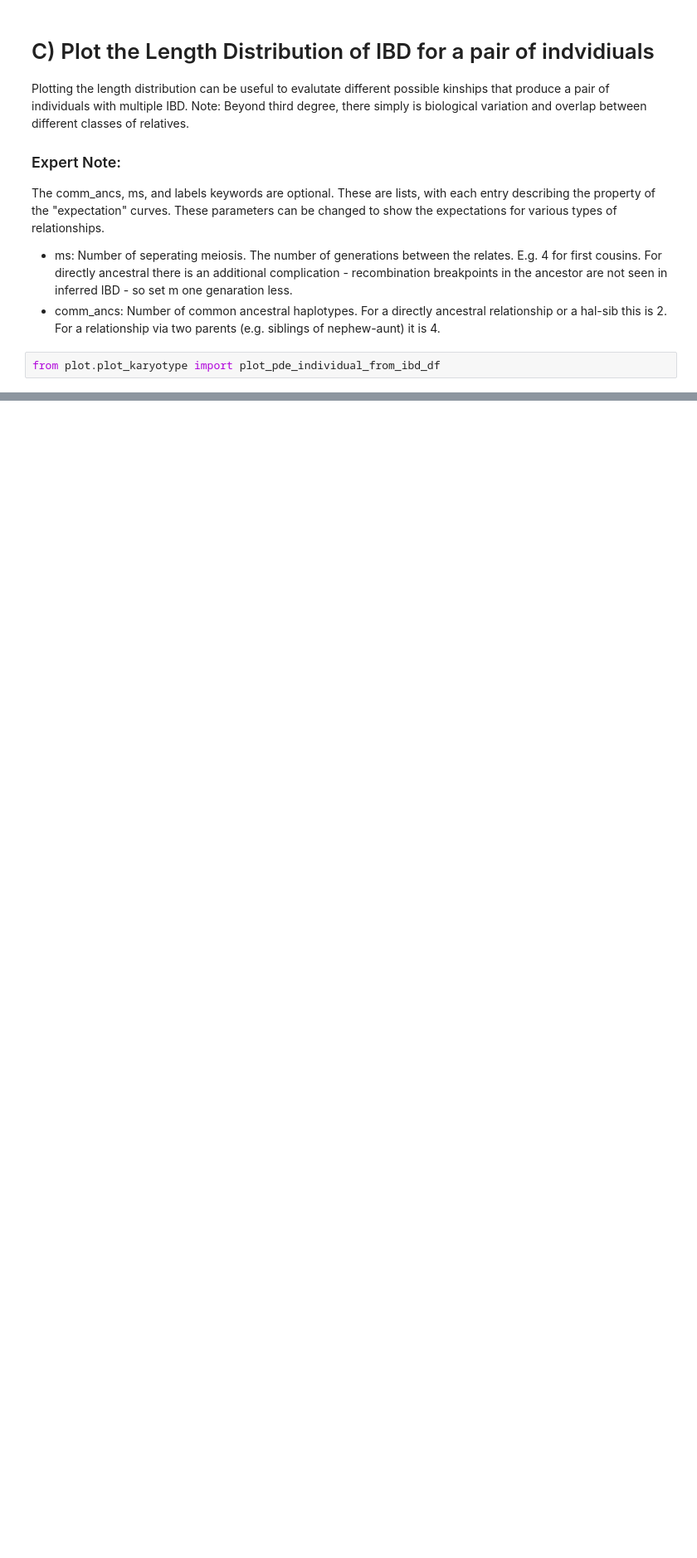
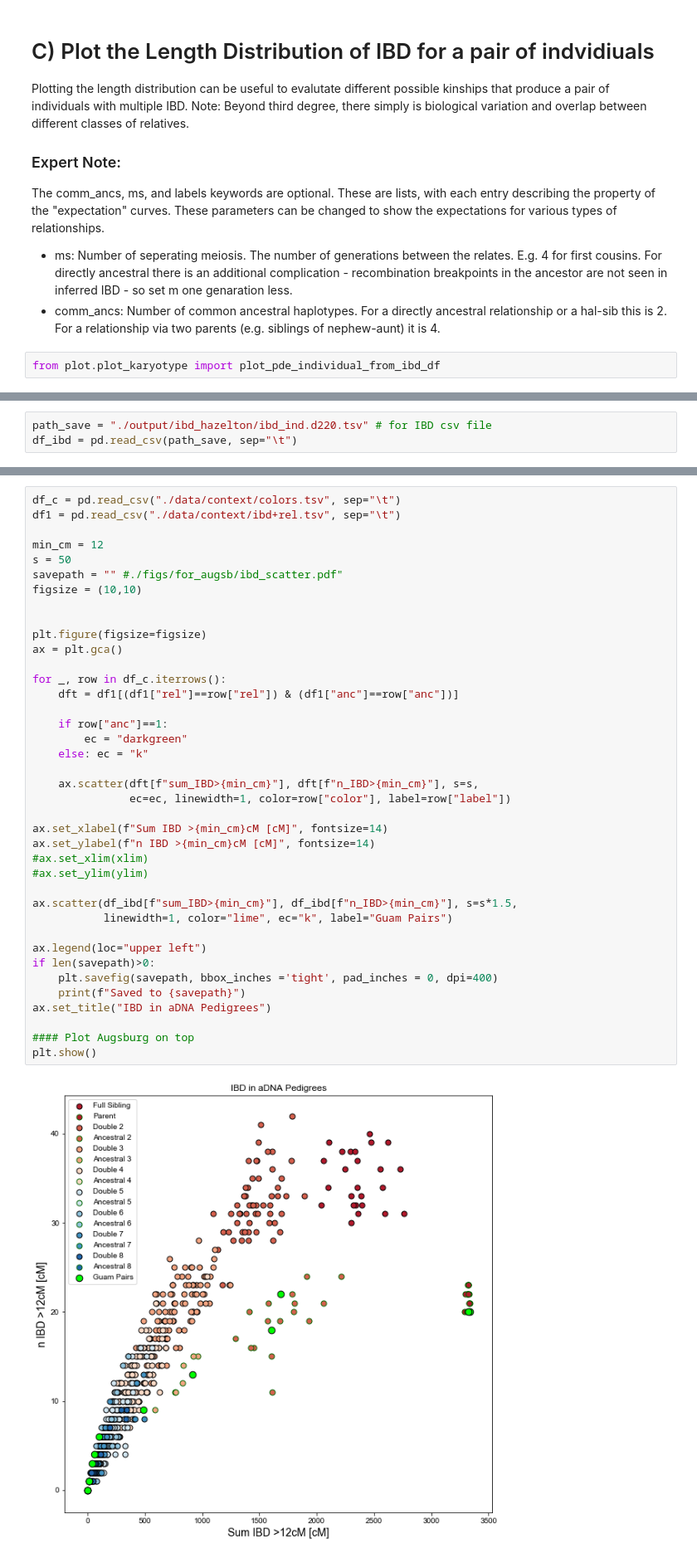
Before and after one commit to hringbauer/ancIBD, a Jupyter notebook: notebook/vignette/plot_IBD.ipynb, the cells around one changed output, grey strips where cells are left out. Shown at 83% size. Drawn from its saved outputs; the diff is of its cells as text; blank space fills up the shorter version.

```diff
--- a/notebook/vignette/plot_IBD.ipynb
+++ b/notebook/vignette/plot_IBD.ipynb
@@ -76,0 +97,3 @@ Found: 18 Pairs fitting in dataframe.
+# %%
+path_save = "./output/ibd_hazelton/ibd_ind.d220.tsv" # for IBD csv file
+df_ibd = pd.read_csv(path_save, sep="\t")
@@ -76,0 +121,41 @@ Found: 18 Pairs fitting in dataframe.
+# %%
+df_c = pd.read_csv("./data/context/colors.tsv", sep="\t")
+df1 = pd.read_csv("./data/context/ibd+rel.tsv", sep="\t")
+
+min_cm = 12
+s = 50
+savepath = "" #./figs/for_augsb/ibd_scatter.pdf"
+figsize = (10,10)
+
+
+plt.figure(figsize=figsize)
+ax = plt.gca()
+
+for _, row in df_c.iterrows():
+    dft = df1[(df1["rel"]==row["rel"]) & (df1["anc"]==row["anc"])]
+
+    if row["anc"]==1:
+        ec = "darkgreen"
+    else: ec = "k"
+
+    ax.scatter(dft[f"sum_IBD>{min_cm}"], dft[f"n_IBD>{min_cm}"], s=s,
+               ec=ec, linewidth=1, color=row["color"], label=row["label"])
+
+ax.set_xlabel(f"Sum IBD >{min_cm}cM [cM]", fontsize=14)
+ax.set_ylabel(f"n IBD >{min_cm}cM [cM]", fontsize=14)
+#ax.set_xlim(xlim)
+#ax.set_ylim(ylim)
+
+ax.scatter(df_ibd[f"sum_IBD>{min_cm}"], df_ibd[f"n_IBD>{min_cm}"], s=s*1.5,
+           linewidth=1, color="lime", ec="k", label="Guam Pairs")
+
+ax.legend(loc="upper left")
+if len(savepath)>0:
+    plt.savefig(savepath, bbox_inches ='tight', pad_inches = 0, dpi=400)
+    print(f"Saved to {savepath}")
+ax.set_title("IBD in aDNA Pedigrees")
+
+#### Plot Augsburg on top
+plt.show()
+# %% [output]
+[figure, added]
```
Also changed, not shown: parts of 11 cells of this notebook, 13 other files.
